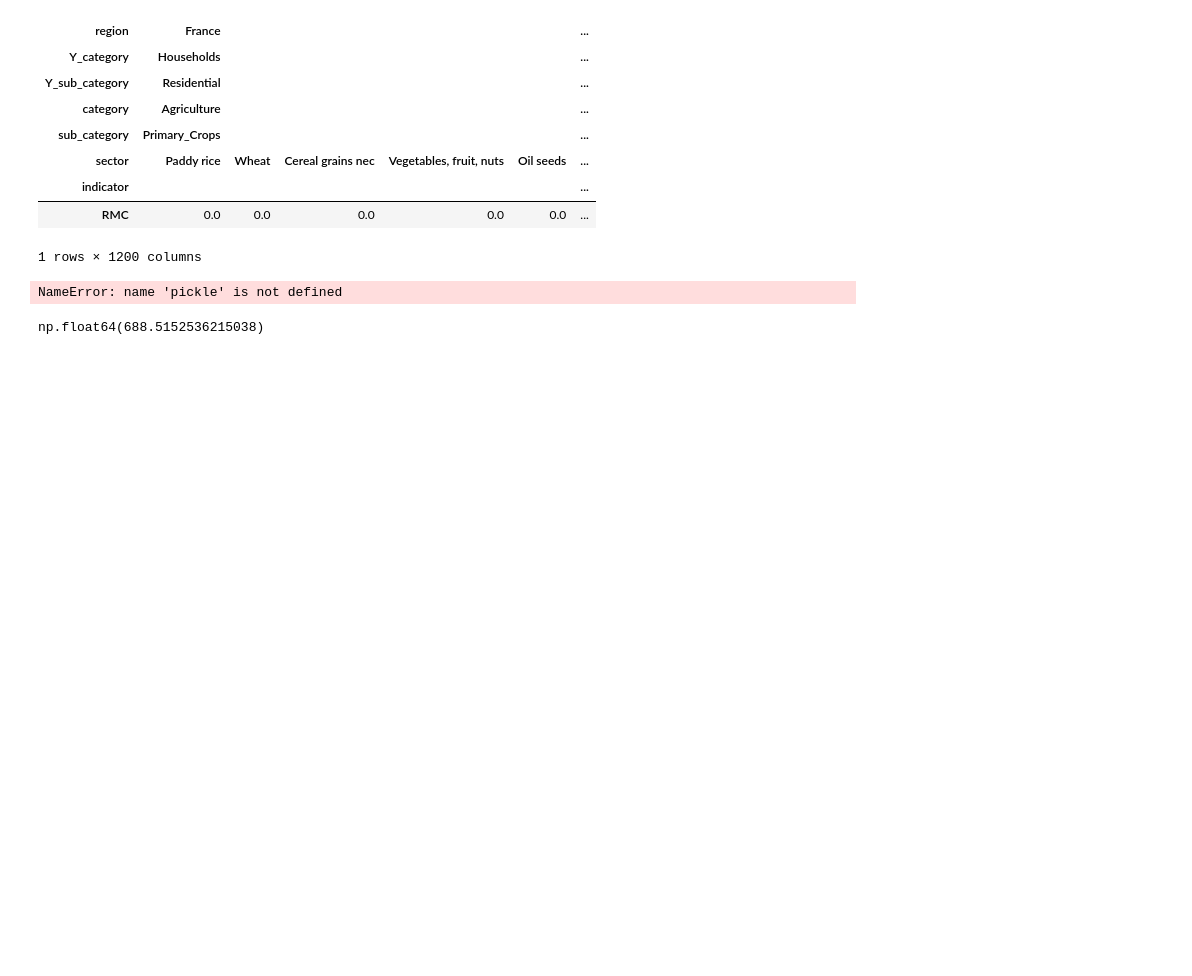
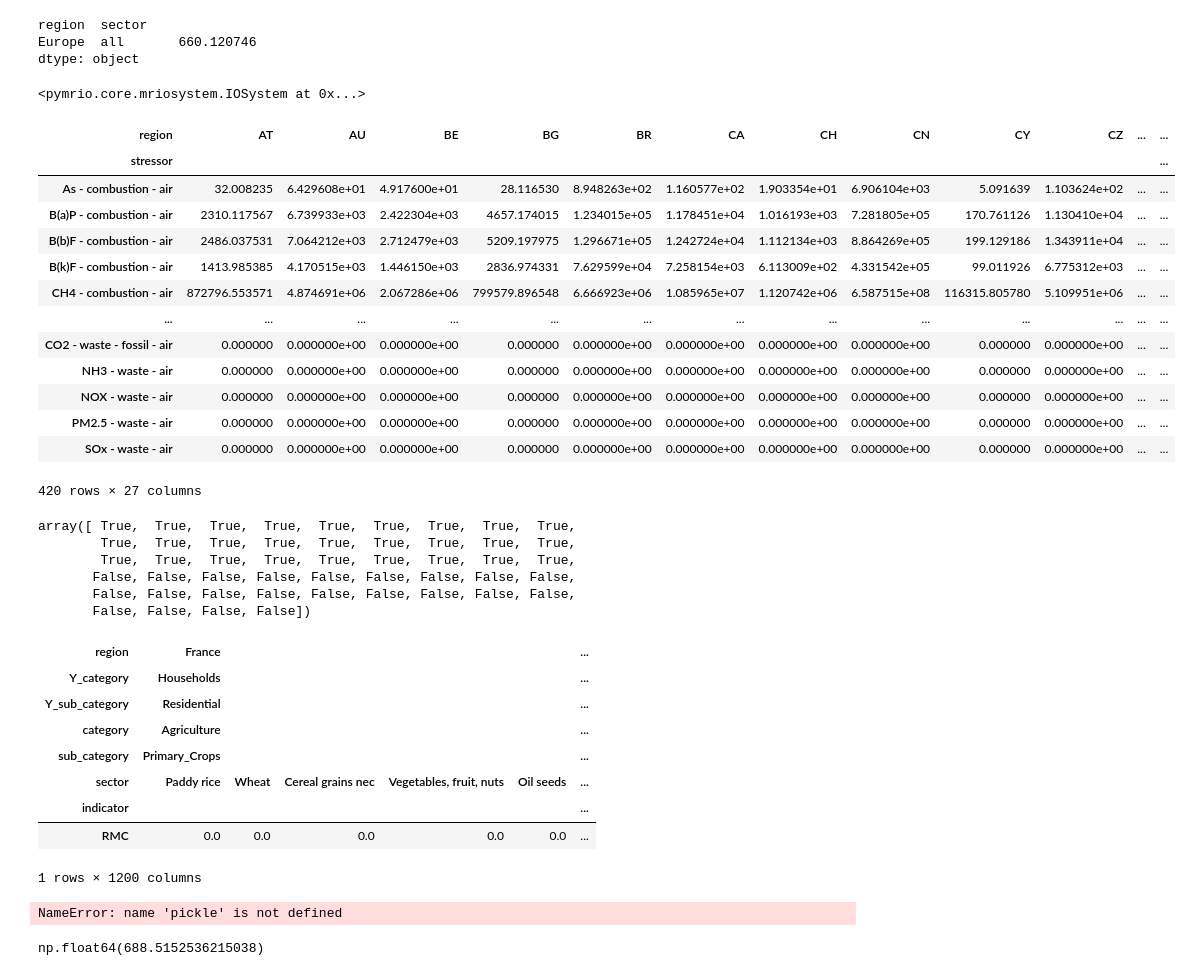
Before and after one commit to Arnaud-destarac/PlaneFR, a Jupyter notebook: notebooks/Untitled-1.ipynb, the cells around one changed output. Drawn from its saved outputs; the diff is of its cells as text; code cells hidden in the pictures; blank space fills up the shorter version.

```diff
--- a/notebooks/Untitled-1.ipynb
+++ b/notebooks/Untitled-1.ipynb
@@ -19,0 +30,16 @@ SyntaxError: invalid syntax (1795636392.py, line 1)
+# %%
+import pickle
+import pandas as pd
+
+PATHS = [
+    r"C:\Users\Arnaud\Documents\PlaneFR\data\3.10.2\2019_Europe_27\extensions\ghg_emissions\F_Y_tot.pkl",
+]
+
+for path in PATHS:
+    with open(path, "rb") as f:
+        df = pickle.load(f)
+display(df.sum())
+# %% [output]
+region  sector
+Europe  all       660.120746
+dtype: object
@@ -19,0 +48,6 @@ SyntaxError: invalid syntax (1795636392.py, line 1)
+# %%
+exio = pymrio.parse_exiobase3(r"C:\Users\Arnaud\Documents\CIRED\MatMat\260609-datapack\data\01-sources_public\exiobase\3.10.2\IOT_2019_pxp.zip")
+# %%
+exio.calc_all()
+# %% [output]
+<pymrio.core.mriosystem.IOSystem at 0x...>
@@ -19,0 +56,30 @@ SyntaxError: invalid syntax (1795636392.py, line 1)
+# %%
+df = exio.air_emissions.F_Y.T.groupby(level="region").sum().T
+eu_regions = df.columns.get_level_values("region").unique()[:27]
+mask_region = df.columns.get_level_values("region").isin(eu_regions)
+df = df.loc[:, mask_region]
+df
+# %% [output]
+| region | AT | AU | BE | BG | BR | CA | CH | CN | CY | CZ | ... | ... |
+| stressor |  |  |  |  |  |  |  |  |  |  |  | ... |
+| As - combustion - air | 32.008235 | 6.429608e+01 | 4.917600e+01 | 28.116530 | 8.948263e+02 | 1.160577e+02 | 1.903354e+01 | 6.906104e+03 | 5.091639 | 1.103624e+02 | ... | ... |
+| B(a)P - combustion - air | 2310.117567 | 6.739933e+03 | 2.422304e+03 | 4657.174015 | 1.234015e+05 | 1.178451e+04 | 1.016193e+03 | 7.281805e+05 | 170.761126 | 1.130410e+04 | ... | ... |
+| B(b)F - combustion - air | 2486.037531 | 7.064212e+03 | 2.712479e+03 | 5209.197975 | 1.296671e+05 | 1.242724e+04 | 1.112134e+03 | 8.864269e+05 | 199.129186 | 1.343911e+04 | ... | ... |
+| B(k)F - combustion - air | 1413.985385 | 4.170515e+03 | 1.446150e+03 | 2836.974331 | 7.629599e+04 | 7.258154e+03 | 6.113009e+02 | 4.331542e+05 | 99.011926 | 6.775312e+03 | ... | ... |
+| CH4 - combustion - air | 872796.553571 | 4.874691e+06 | 2.067286e+06 | 799579.896548 | 6.666923e+06 | 1.085965e+07 | 1.120742e+06 | 6.587515e+08 | 116315.805780 | 5.109951e+06 | ... | ... |
+| ... | ... | ... | ... | ... | ... | ... | ... | ... | ... | ... | ... | ... |
+| CO2 - waste - fossil - air | 0.000000 | 0.000000e+00 | 0.000000e+00 | 0.000000 | 0.000000e+00 | 0.000000e+00 | 0.000000e+00 | 0.000000e+00 | 0.000000 | 0.000000e+00 | ... | ... |
+| NH3 - waste - air | 0.000000 | 0.000000e+00 | 0.000000e+00 | 0.000000 | 0.000000e+00 | 0.000000e+00 | 0.000000e+00 | 0.000000e+00 | 0.000000 | 0.000000e+00 | ... | ... |
+| NOX - waste - air | 0.000000 | 0.000000e+00 | 0.000000e+00 | 0.000000 | 0.000000e+00 | 0.000000e+00 | 0.000000e+00 | 0.000000e+00 | 0.000000 | 0.000000e+00 | ... | ... |
+| PM2.5 - waste - air | 0.000000 | 0.000000e+00 | 0.000000e+00 | 0.000000 | 0.000000e+00 | 0.000000e+00 | 0.000000e+00 | 0.000000e+00 | 0.000000 | 0.000000e+00 | ... | ... |
+| SOx - waste - air | 0.000000 | 0.000000e+00 | 0.000000e+00 | 0.000000 | 0.000000e+00 | 0.000000e+00 | 0.000000e+00 | 0.000000e+00 | 0.000000 | 0.000000e+00 | ... | ... |
+420 rows × 27 columns
+# %%
+mask_region
+# %% [output]
+array([ True,  True,  True,  True,  True,  True,  True,  True,  True,
+        True,  True,  True,  True,  True,  True,  True,  True,  True,
+        True,  True,  True,  True,  True,  True,  True,  True,  True,
+       False, False, False, False, False, False, False, False, False,
+       False, False, False, False, False, False, False, False, False,
+       False, False, False, False])
```
Also changed, not shown: parts of 5 cells of this notebook, 59 other files.
